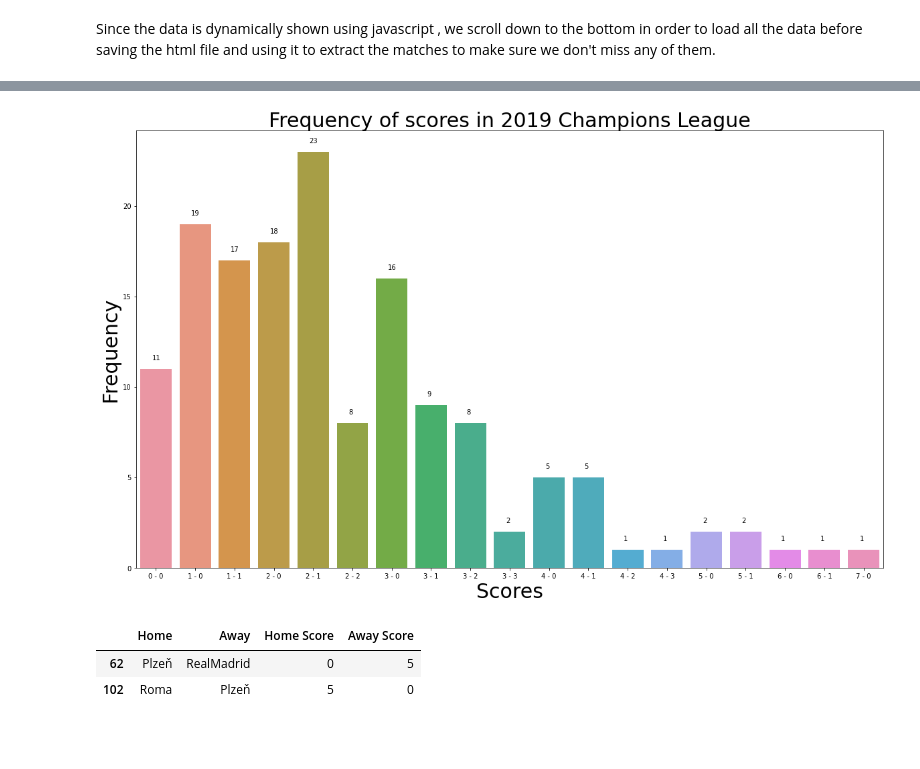
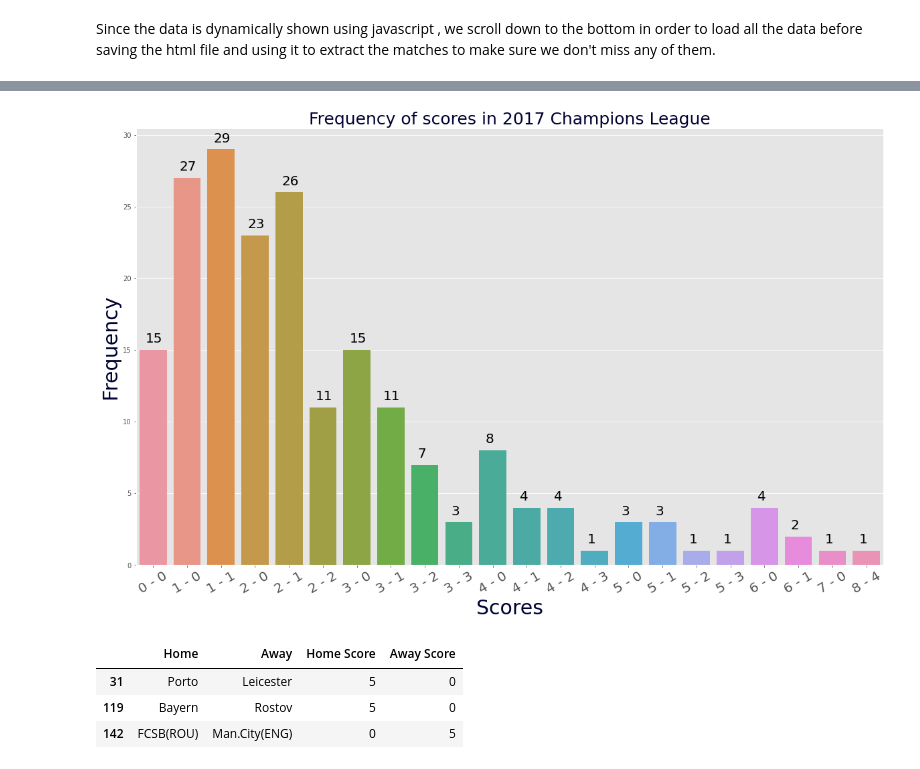
Before and after one commit to Abdelrhman-Hosny/Champions_League_Scrapper, a Jupyter notebook: Scrapper.ipynb, the cells around one changed output, grey strips where cells are left out. Cells and saved outputs as stored; diff of their text form; code cells hidden in the pictures; blank space fills up the shorter version.

Commit message:
Made Graphs Prettier

```diff
--- a/Scrapper.ipynb
+++ b/Scrapper.ipynb
@@ -5,7 +5,7 @@ This script scrapes the champions league page based on the year which can be mod
 
 At the end a bar graph is created showing the distribution of scores for that year. If you find any score particularly interesting , you can also enter the score at the last cell and the teams who played will be shown along with the results of the match
 # %%
-year = 2019
+year = 2017
 url = 'https://www.uefa.com/uefachampionsleague/history/seasons/'+str(year)+'/matches/'
 # %%
 from time import sleep , time
@@ -16,6 +16,7 @@ import numpy as np
 import pandas as pd
 import re
 import matplotlib.pyplot as plt
+plt.style.use('ggplot')
 import seaborn as sns
 # %%
 class Match:
@@ -92,15 +93,19 @@ vals , counts = np.unique(df['scores'],return_counts=True)
 # %%
 plt.figure(figsize=(20,12))
 plt.title("Frequency of scores in {} Champions League".format(year))
 ax = sns.barplot(x=vals,y=counts)
-plt.xlabel('Scores', size = 30)
-plt.ylabel('Frequency', size = 30)
-plt.title('Frequency of scores in {} Champions League'.format(year), size = 30)
+plt.xlabel('Scores', size = 30, color ='#000033')
+plt.ylabel('Frequency', size = 30,  color ='#000033')
+plt.title('Frequency of scores in {} Champions League'.format(year), size = 25 , color ='#000033')
+ax.tick_params(axis='x', labelsize=20)
 
+
+for label in ax.get_xticklabels():
+    label.set_rotation(30)
 for i , p in enumerate(ax.patches):
-    ax.annotate('{}'.format(int(p.get_height())), (p.get_x()+0.3, p.get_height()+0.5))
+    ax.annotate('{}'.format(int(p.get_height())), (p.get_x()+0.18, p.get_height()+0.5),fontsize=20)
 # %% [output]
-[figure, old version]
+[figure, new version]
 # %%
 def find_match_with_score(score1,score2,columns=cols,x=df):
     mask1 = np.logical_and(df['Home Score'] == str(score1),df['Away Score'] == str(score2))
@@ -110,5 +115,6 @@ def find_match_with_score(score1,score2,columns=cols,x=df):
 find_match_with_score(5,0)
 # %% [output]
 |  | Home | Away | Home Score | Away Score |
-| 62 | Plzeň | RealMadrid | 0 | 5 |
-| 102 | Roma | Plzeň | 5 | 0 |
+| 31 | Porto | Leicester | 5 | 0 |
+| 119 | Bayern | Rostov | 5 | 0 |
+| 142 | FCSB(ROU) | Man.City(ENG) | 0 | 5 |
```
Also changed, not shown: parts of 1 cell of this notebook, 4 other files.
